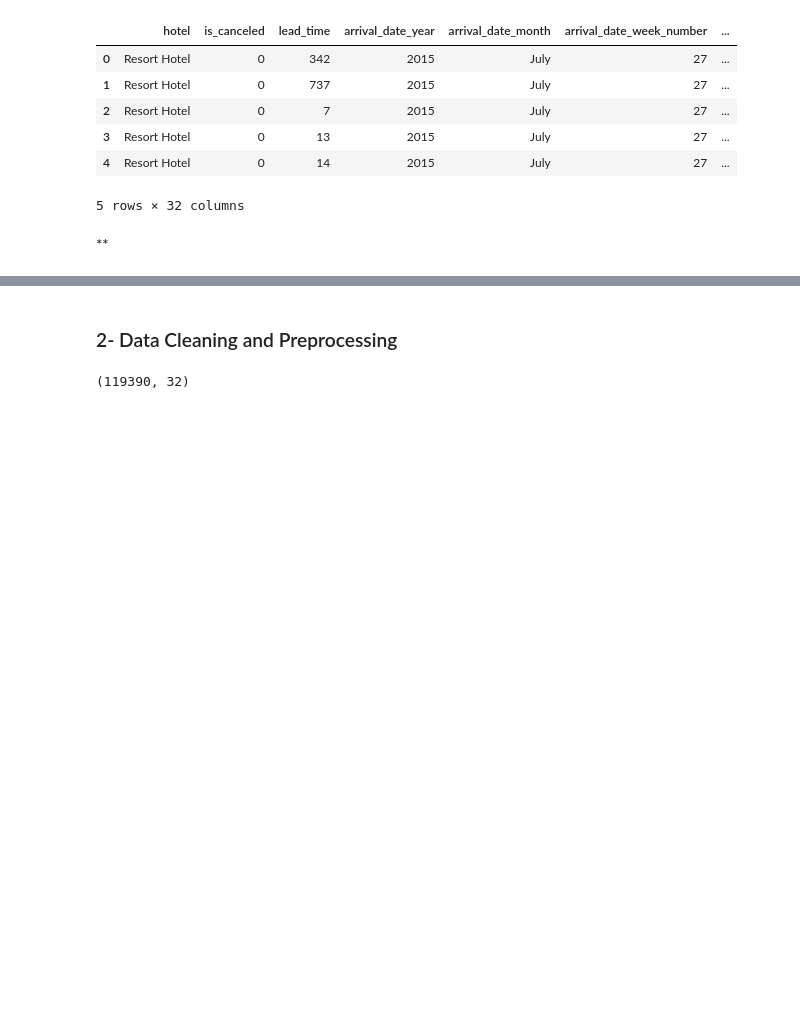
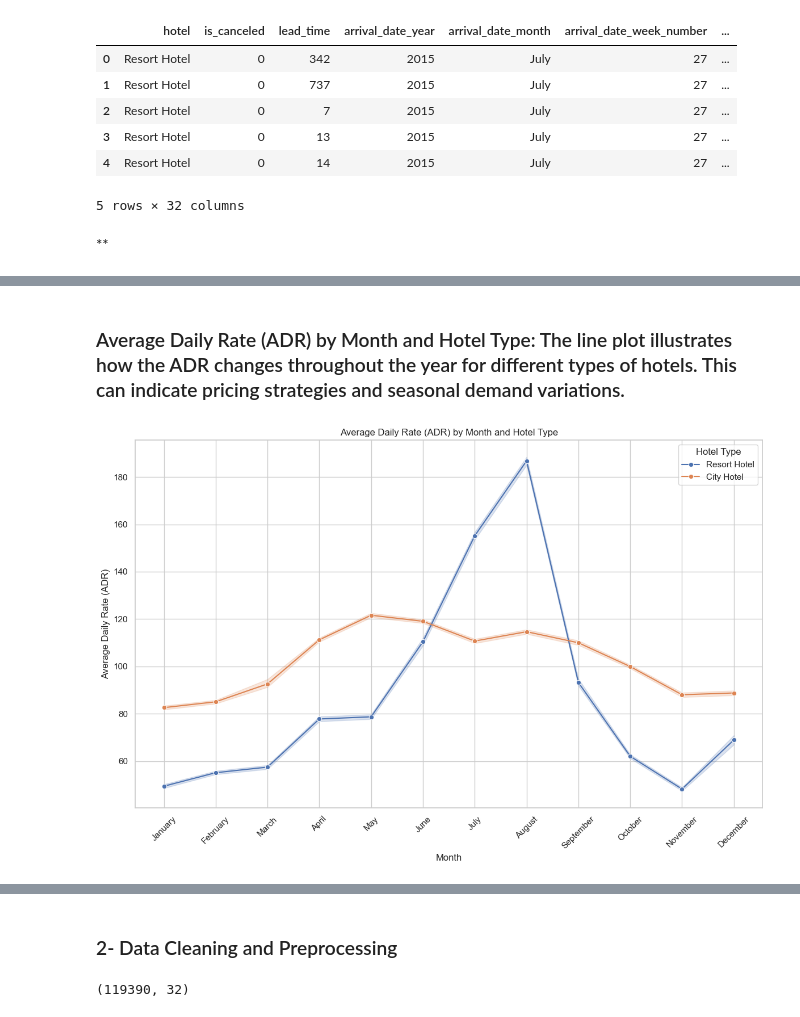
Before and after one commit to cmps460s24/mp-t9-amar-mohamed-osama-salman, a Jupyter notebook: project_new/project.ipynb, the cells around one changed output, grey strips where cells are left out. Cells and saved outputs as stored; diff of their text form; code cells hidden in the pictures; blank space fills up the shorter version.

```diff
--- a/project_new/project.ipynb
+++ b/project_new/project.ipynb
@@ -60,0 +96,24 @@ df.head()
+# %% [markdown]
+### Average Daily Rate (ADR) by Month and Hotel Type: The line plot illustrates how the ADR changes throughout the year for different types of hotels. This can indicate pricing strategies and seasonal demand variations.
+# %%
+# Convert month names to a categorical type with a logical order for proper plotting
+month_order = ['January', 'February', 'March', 'April', 'May', 'June',
+               'July', 'August', 'September', 'October', 'November', 'December']
+df['arrival_date_month'] = pd.Categorical(df['arrival_date_month'], categories=month_order, ordered=True)
+
+# Set the aesthetic style for the plots
+sns.set(style="whitegrid")
+
+# Create the line plot for ADR by month and hotel type
+plt.figure(figsize=(12, 8))
+ax = sns.lineplot(x='arrival_date_month', y='adr', hue='hotel', data=df, marker='o')
+ax.set_title('Average Daily Rate (ADR) by Month and Hotel Type')
+ax.set_xlabel('Month')
+ax.set_ylabel('Average Daily Rate (ADR)')
+ax.set_xticklabels(month_order, rotation=45)  # Ensuring x-labels match the month order
+
+plt.legend(title='Hotel Type')
+plt.tight_layout()
+plt.show()
+# %% [output]
+[figure, added]
```
Also changed, not shown: parts of 6 cells of this notebook.
